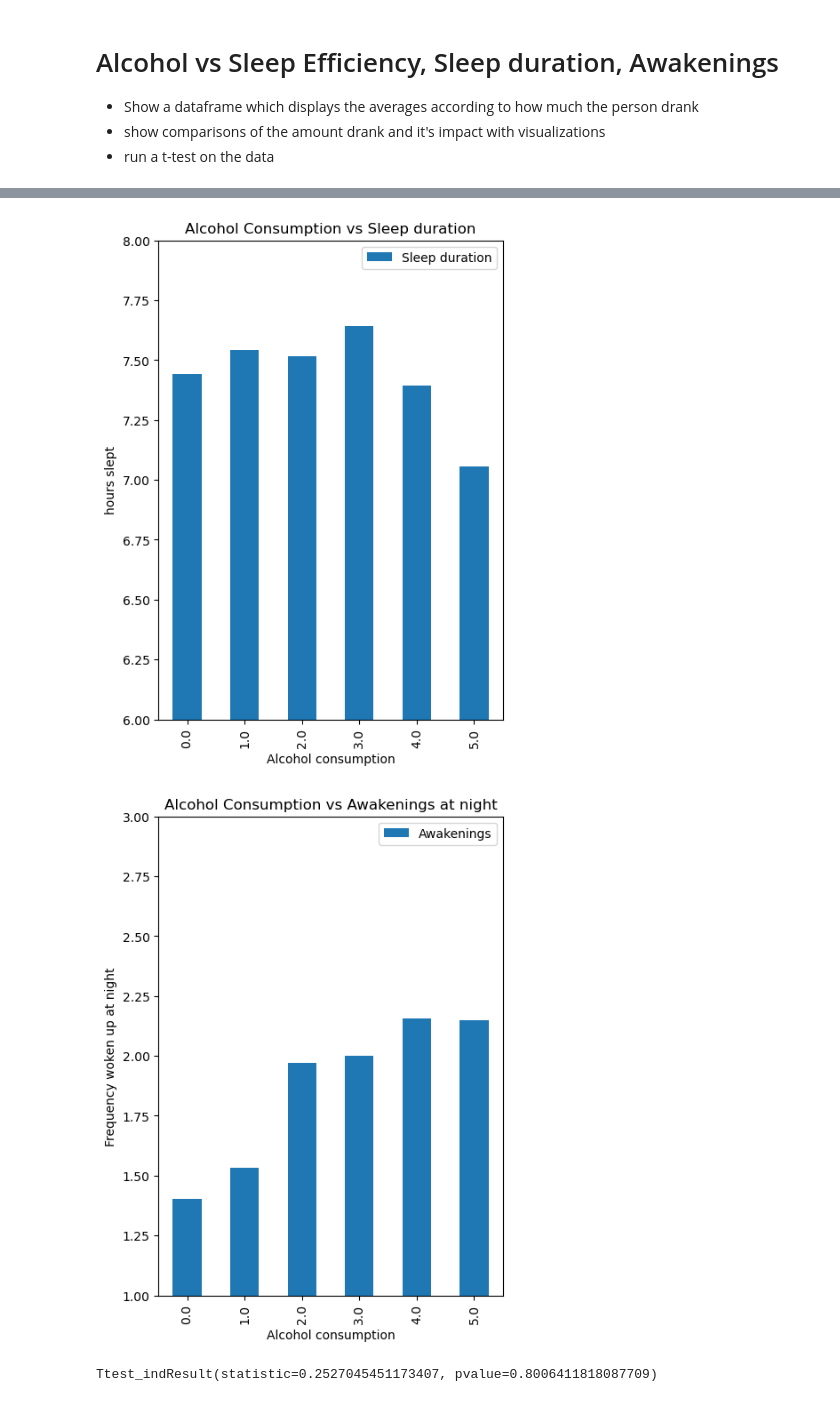
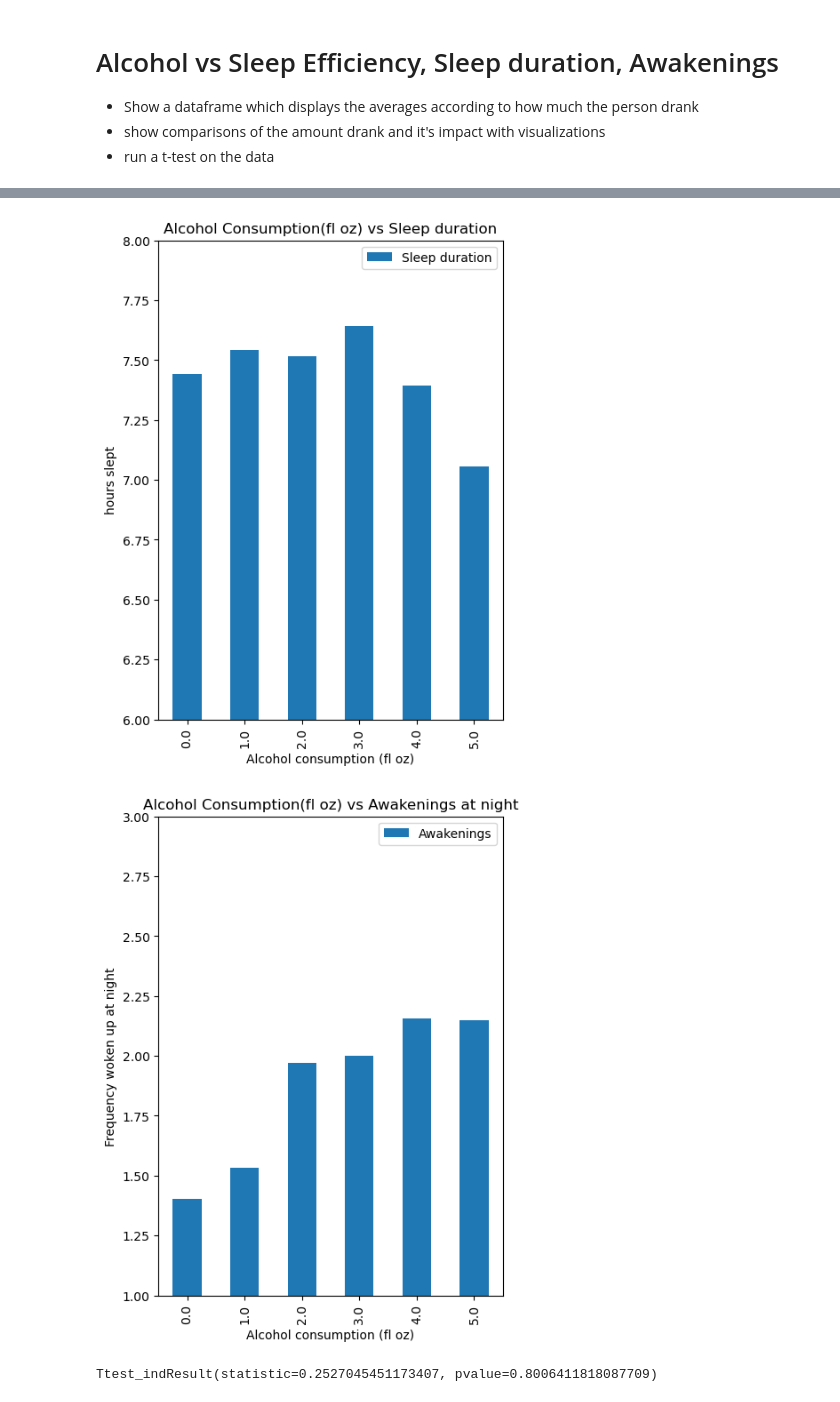
Before and after one commit to jbarkle/Exploratory-Analysis-of-Sleep-Data, a Jupyter notebook: Sleep-Factors-Muhammad .ipynb, the cells around one changed output, grey strips where cells are left out. Cells and saved outputs as stored; diff of their text form; code cells hidden in the pictures.

```diff
--- a/Sleep-Factors-Muhammad .ipynb
+++ b/Sleep-Factors-Muhammad .ipynb
@@ -63,7 +60,7 @@ alc_s_e = alc_grouped_df["Sleep efficiency"].mean()
 alc_s_duration = alc_grouped_df["Sleep duration"].mean()
 alc_s_a = alc_grouped_df["Awakenings"].mean()
 alc_df = pd.DataFrame({
-    "Sleep efficiency" : alc_s_e,
+    "Sleep efficiency rating(0-1)" : alc_s_e,
     "Sleep duration": alc_s_duration,
     "Awakenings" : alc_s_a
 })
@@ -86,15 +83,15 @@ plt.show()
 # %%
 duration_alc = alc_df["Sleep duration"]
-duration_alc.plot(kind = "bar",legend = True, ylim = (6,8), ylabel = "hours slept", figsize = (5,7),title = "Alcohol Consumption vs Sleep duration")
+duration_alc.plot(kind = "bar",legend = True, ylim = (6,8), xlabel = "Alcohol consumption (fl oz)",ylabel = "hours slept", figsize = (5,7),title = "Alcohol Consumption(fl oz) vs Sleep duration")
 plt.show()
 # %% [output]
-[figure, old version]
+[figure, new version]
 # %%
 awakening_alc = alc_df["Awakenings"]
-awakening_alc.plot(kind = "bar",legend = True, ylim = (1,3), ylabel = "Frequency woken up at night", figsize = (5,7),title = "Alcohol Consumption vs Awakenings at night")
+awakening_alc.plot(kind = "bar",legend = True, ylim = (1,3),xlabel = "Alcohol consumption (fl oz)", ylabel = "Frequency woken up at night", figsize = (5,7),title = "Alcohol Consumption(fl oz) vs Awakenings at night")
 plt.show()
 # %% [output]
-[figure, old version]
+[figure, new version]
 # %%
 ##sleep duration- alc and no alc populations
 
```
Also changed, not shown: parts of 7 cells of this notebook.
